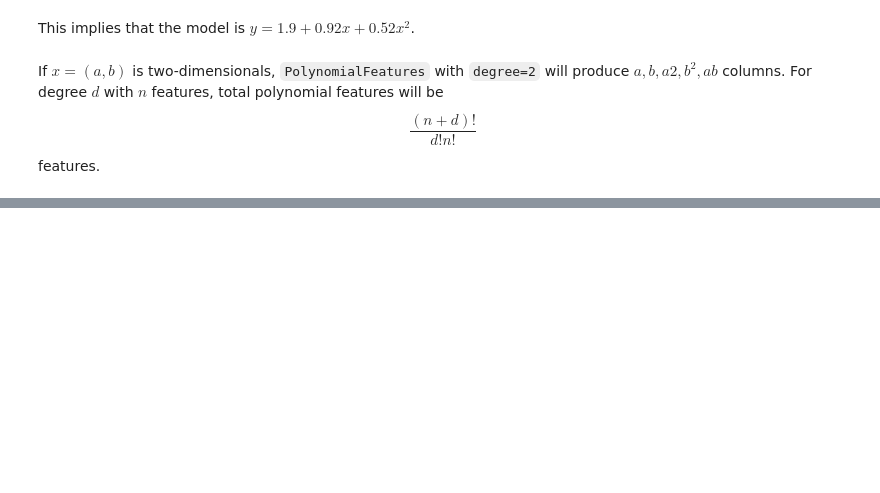
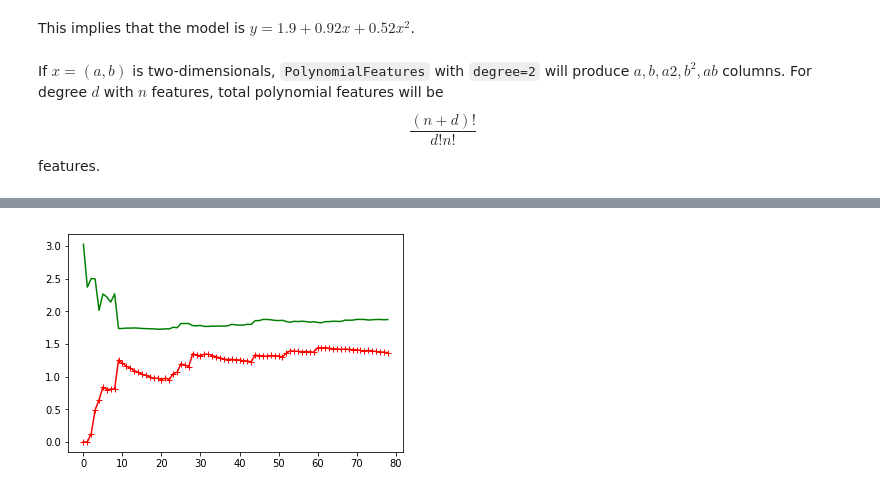
Before and after one commit to debdeepbh/ml, a Jupyter notebook: Models.ipynb, the cells around one changed output, grey strips where cells are left out. Cells and saved outputs as stored; diff of their text form; code cells hidden in the pictures; blank space fills up the shorter version.

```diff
--- a/Models.ipynb
+++ b/Models.ipynb
@@ -205,0 +255,20 @@ Look at the cross-validation scores. If the model fits a small amount of data *v
+# %%
+from sklearn.metrics import mean_squared_error
+from sklearn.model_selection import train_test_split
+
+def plot_learning_curves(model, X, y):
+    X_train, X_validation, y_train, y_validation = train_test_split(X, y, test_size=0.2)
+    train_errors, validation_errors = [], []
+    for m in range(1, len(X_train)):
+        model.fit(X_train[:m], y_train[:m])
+        training_prediction = model.predict(X_train[:m])
+        validation_prediction = model.predict(X_validation)
+        train_errors.append(mean_squared_error(training_prediction, y_train[:m]))
+        validation_errors.append(mean_squared_error(validation_prediction, y_validation))
+    plt.plot(np.sqrt(train_errors), "r-+", label="train" )
+    plt.plot(np.sqrt(validation_errors), "g-", label="validation" )
+# %%
+lin_reg = LinearRegression()
+plot_learning_curves(lin_reg, X, y)
+# %% [output]
+[figure, added]
```
Also changed, not shown: parts of 65 cells of this notebook, 5 other files.
